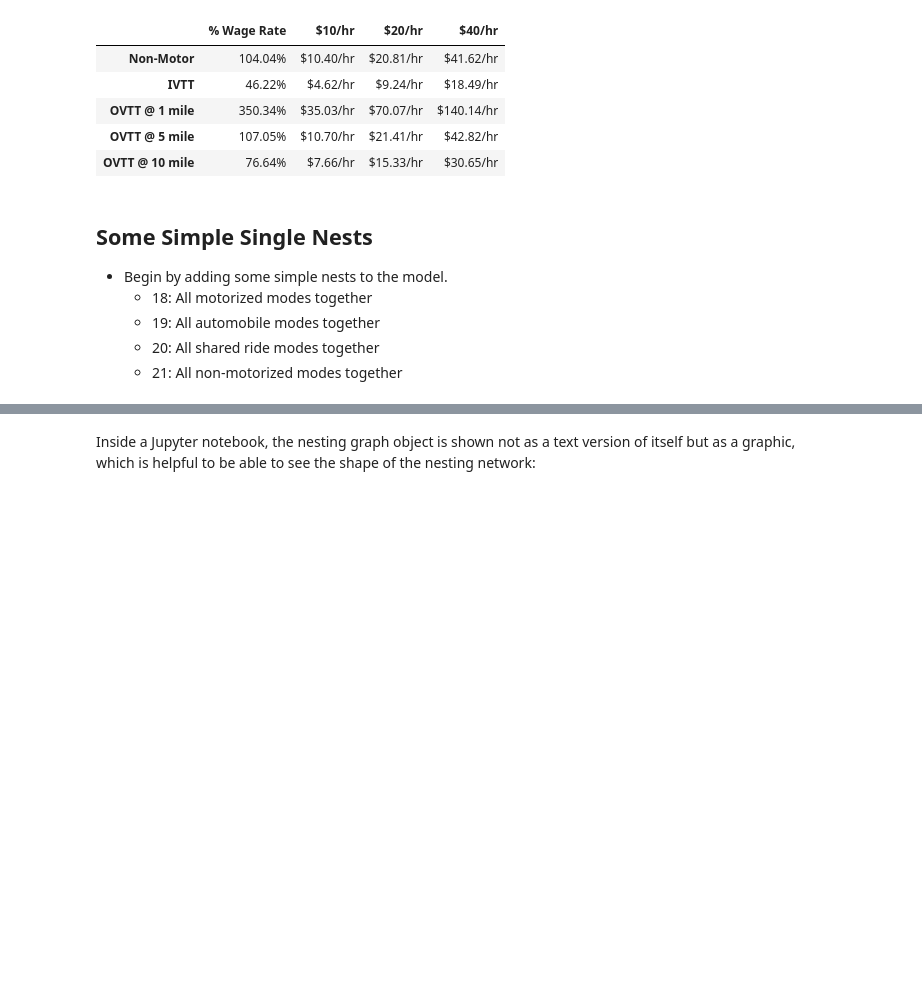
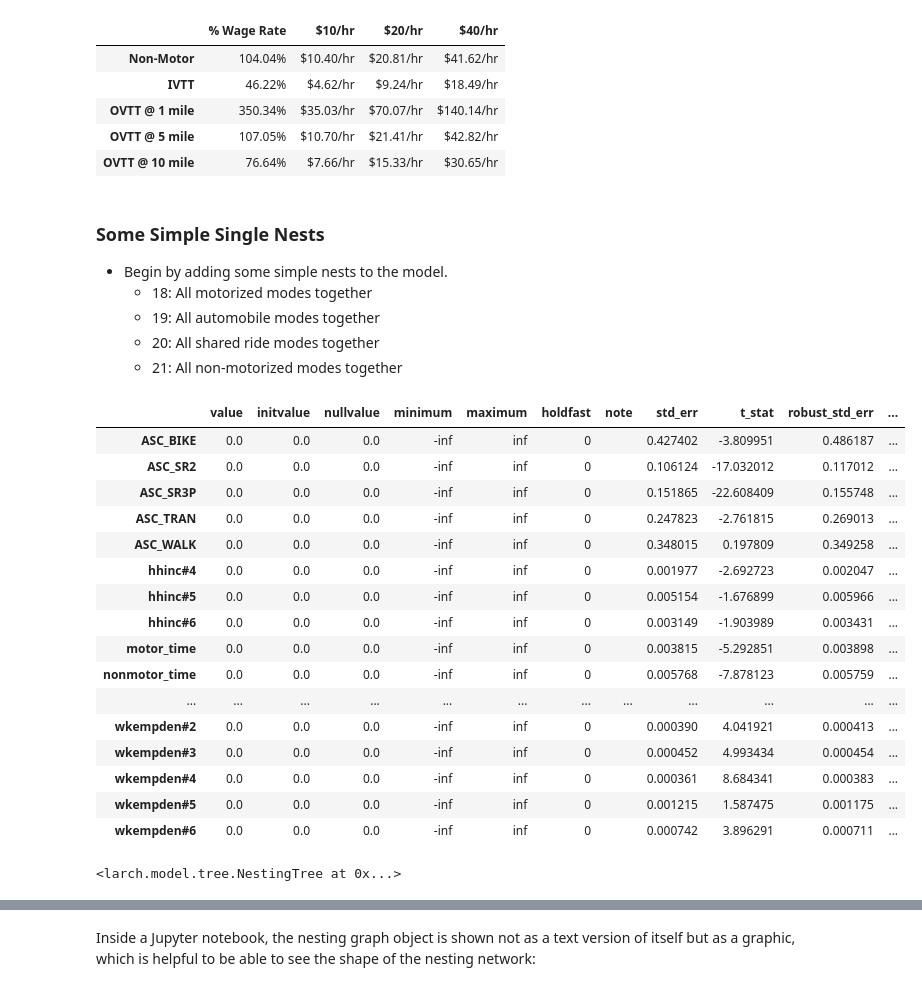
Before and after one commit to jpn--/python-for-transportation-modeling, a Jupyter notebook: course-content/choice-modeling/005-nested-logit.ipynb, the cells around one changed output, grey strips where cells are left out. Cells and saved outputs as stored; diff of their text form; code cells hidden in the pictures; blank space fills up the shorter version.

```diff
--- a/course-content/choice-modeling/005-nested-logit.ipynb
+++ b/course-content/choice-modeling/005-nested-logit.ipynb
@@ -446,7 +467,7 @@ value_of_time(m[17])
 | OVTT @ 5 mile | 107.05% | $10.70/hr | $21.41/hr | $42.82/hr |
 | OVTT @ 10 mile | 76.64% | $7.66/hr | $15.33/hr | $30.65/hr |
 # %% [markdown]
-## Some Simple Single Nests
+### Some Simple Single Nests
 
 - Begin by adding some simple nests to the model.
     - 18: All motorized modes together
@@ -455,0 +481,24 @@ value_of_time(m[17])
+# %%
+m[18].pf
+# %% [output]
+|  | value | initvalue | nullvalue | minimum | maximum | holdfast | note | std_err | t_stat | robust_std_err | ... |
+| ASC_BIKE | 0.0 | 0.0 | 0.0 | -inf | inf | 0 |  | 0.427402 | -3.809951 | 0.486187 | ... |
+| ASC_SR2 | 0.0 | 0.0 | 0.0 | -inf | inf | 0 |  | 0.106124 | -17.032012 | 0.117012 | ... |
+| ASC_SR3P | 0.0 | 0.0 | 0.0 | -inf | inf | 0 |  | 0.151865 | -22.608409 | 0.155748 | ... |
+| ASC_TRAN | 0.0 | 0.0 | 0.0 | -inf | inf | 0 |  | 0.247823 | -2.761815 | 0.269013 | ... |
+| ASC_WALK | 0.0 | 0.0 | 0.0 | -inf | inf | 0 |  | 0.348015 | 0.197809 | 0.349258 | ... |
+| hhinc#4 | 0.0 | 0.0 | 0.0 | -inf | inf | 0 |  | 0.001977 | -2.692723 | 0.002047 | ... |
+| hhinc#5 | 0.0 | 0.0 | 0.0 | -inf | inf | 0 |  | 0.005154 | -1.676899 | 0.005966 | ... |
+| hhinc#6 | 0.0 | 0.0 | 0.0 | -inf | inf | 0 |  | 0.003149 | -1.903989 | 0.003431 | ... |
+| motor_time | 0.0 | 0.0 | 0.0 | -inf | inf | 0 |  | 0.003815 | -5.292851 | 0.003898 | ... |
+| nonmotor_time | 0.0 | 0.0 | 0.0 | -inf | inf | 0 |  | 0.005768 | -7.878123 | 0.005759 | ... |
+| ... | ... | ... | ... | ... | ... | ... | ... | ... | ... | ... | ... |
+| wkempden#2 | 0.0 | 0.0 | 0.0 | -inf | inf | 0 |  | 0.000390 | 4.041921 | 0.000413 | ... |
+| wkempden#3 | 0.0 | 0.0 | 0.0 | -inf | inf | 0 |  | 0.000452 | 4.993434 | 0.000454 | ... |
+| wkempden#4 | 0.0 | 0.0 | 0.0 | -inf | inf | 0 |  | 0.000361 | 8.684341 | 0.000383 | ... |
+| wkempden#5 | 0.0 | 0.0 | 0.0 | -inf | inf | 0 |  | 0.001215 | 1.587475 | 0.001175 | ... |
+| wkempden#6 | 0.0 | 0.0 | 0.0 | -inf | inf | 0 |  | 0.000742 | 3.896291 | 0.000711 | ... |
+# %%
+m[18].graph
+# %% [output]
+<larch.model.tree.NestingTree at 0x...>
```
Also changed, not shown: parts of 32 cells of this notebook, 1 other file.
